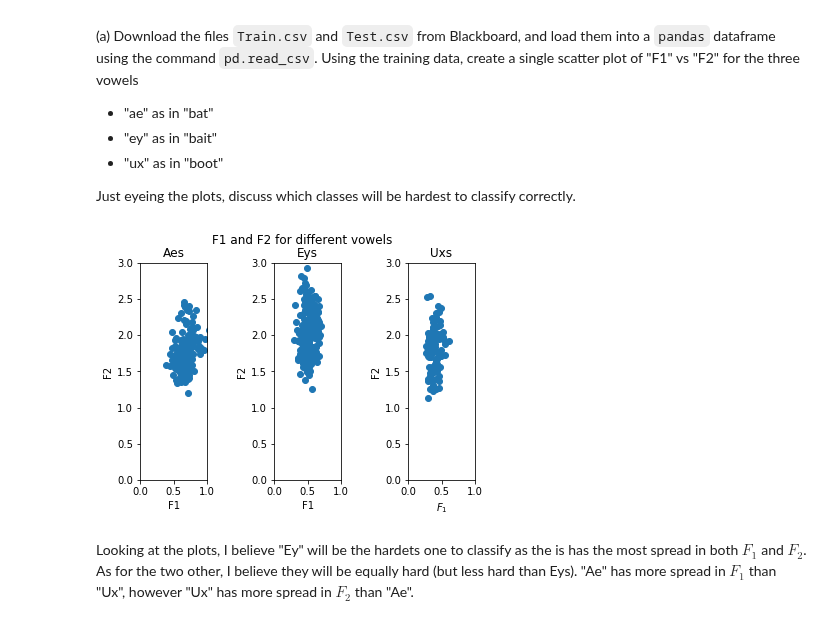
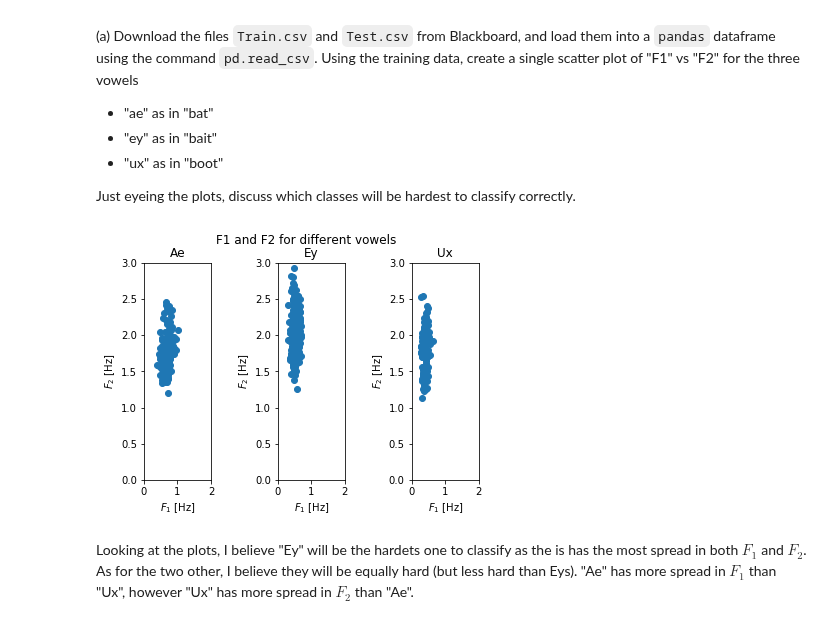
Before and after one commit to jakvah/TTT4185-MachineLearning, a Jupyter notebook: assignment_2.ipynb, the cells around one changed output. Saved outputs shown, nothing was run; the diff lists cells and outputs as text; code cells hidden in the pictures.

Commit message:
Slight adjustment to axis range (1->1.2)

```diff
--- a/assignment_2.ipynb
+++ b/assignment_2.ipynb
@@ -44,38 +44,38 @@ aes_f2 = aes["F2"]
 eys_f2 = eys["F2"]
 uxs_f2 = uxs["F2"]
 
 # Creating plots
 fig, (ax_aes,ax_eys,ax_uxs) = plt.subplots(1,3)
 fig.subplots_adjust(wspace=1)
 fig.suptitle("F1 and F2 for different vowels")
 
-X_AXIS_RANGE = [0,1]
+X_AXIS_RANGE = [0,1.2]
 Y_AXIS_RANGE = [0,3]
 # Ae
 ax_aes.scatter(aes_f1,aes_f2)
 ax_aes.set_xlabel("$F_1$ [Hz]")
 ax_aes.set_ylabel("$F_2$ [Hz]")
-ax_aes.set_title("Aes")
+ax_aes.set_title("Ae")
 ax_aes.set_xlim(X_AXIS_RANGE[0],X_AXIS_RANGE[1])
 ax_aes.set_ylim(Y_AXIS_RANGE[0],Y_AXIS_RANGE[1])
 # Ey
 ax_eys.scatter(eys_f1,eys_f2)
 ax_eys.set_xlabel("$F_1$ [Hz]")
 ax_eys.set_ylabel("$F_2$ [Hz]")
-ax_eys.set_title("Eys")
+ax_eys.set_title("Ey")
 ax_eys.set_xlim(X_AXIS_RANGE[0],X_AXIS_RANGE[1])
 ax_eys.set_ylim(Y_AXIS_RANGE[0],Y_AXIS_RANGE[1])
 # Ux
 ax_uxs.scatter(uxs_f1,uxs_f2)
 ax_uxs.set_xlabel("$F_1$ [Hz]")
 ax_uxs.set_ylabel("$F_2$ [Hz]")
-ax_uxs.set_title("Uxs")
+ax_uxs.set_title("Ux")
 ax_uxs.set_xlim(X_AXIS_RANGE[0],X_AXIS_RANGE[1])
 ax_uxs.set_ylim(Y_AXIS_RANGE[0],Y_AXIS_RANGE[1])
 
 fig.show()
 # %% [output]
-[figure, old version]
+[figure, new version]
 # %% [markdown]
 Looking at the plots, I believe "Ey" will be the hardets one to classify as the is has the most spread in both $F_1$ and $F_2$. As for the two other, I believe they will be equally hard (but less hard than Eys). "Ae" has more spread in $F_1$ than "Ux", however "Ux" has more spread in $F_2$ than "Ae".
 # %% [markdown]
```
